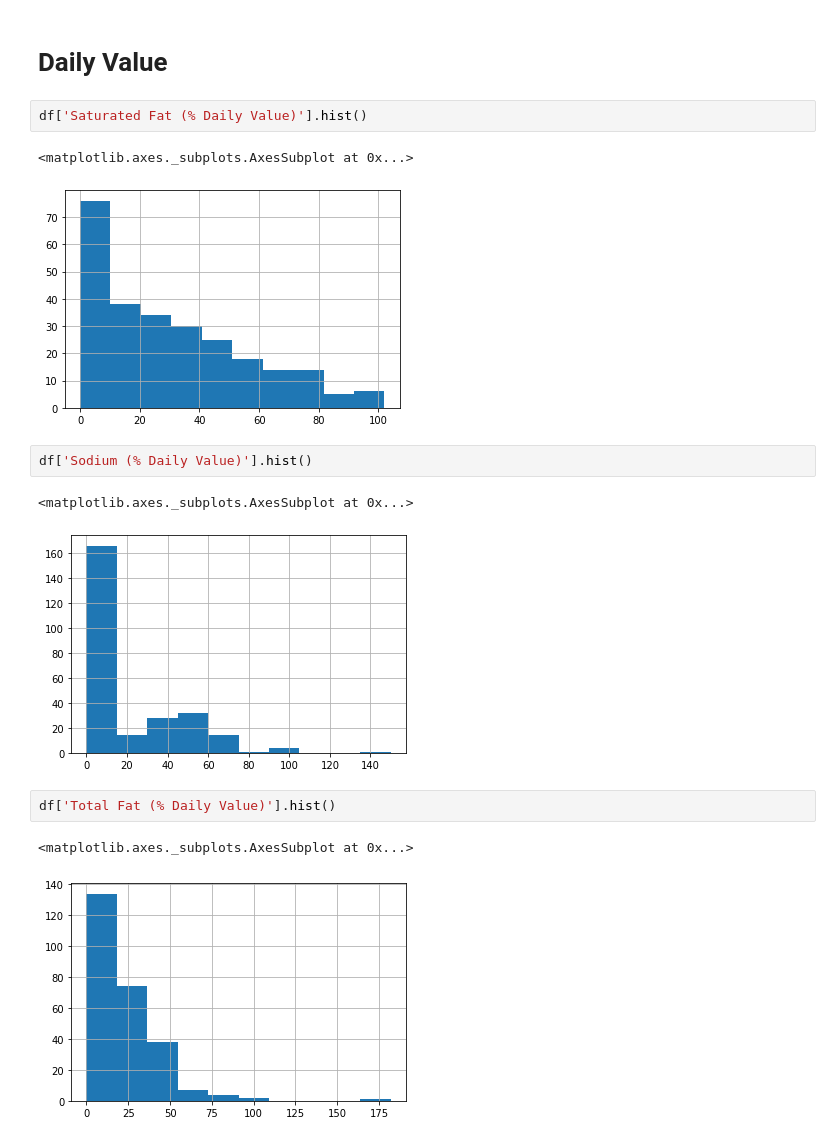
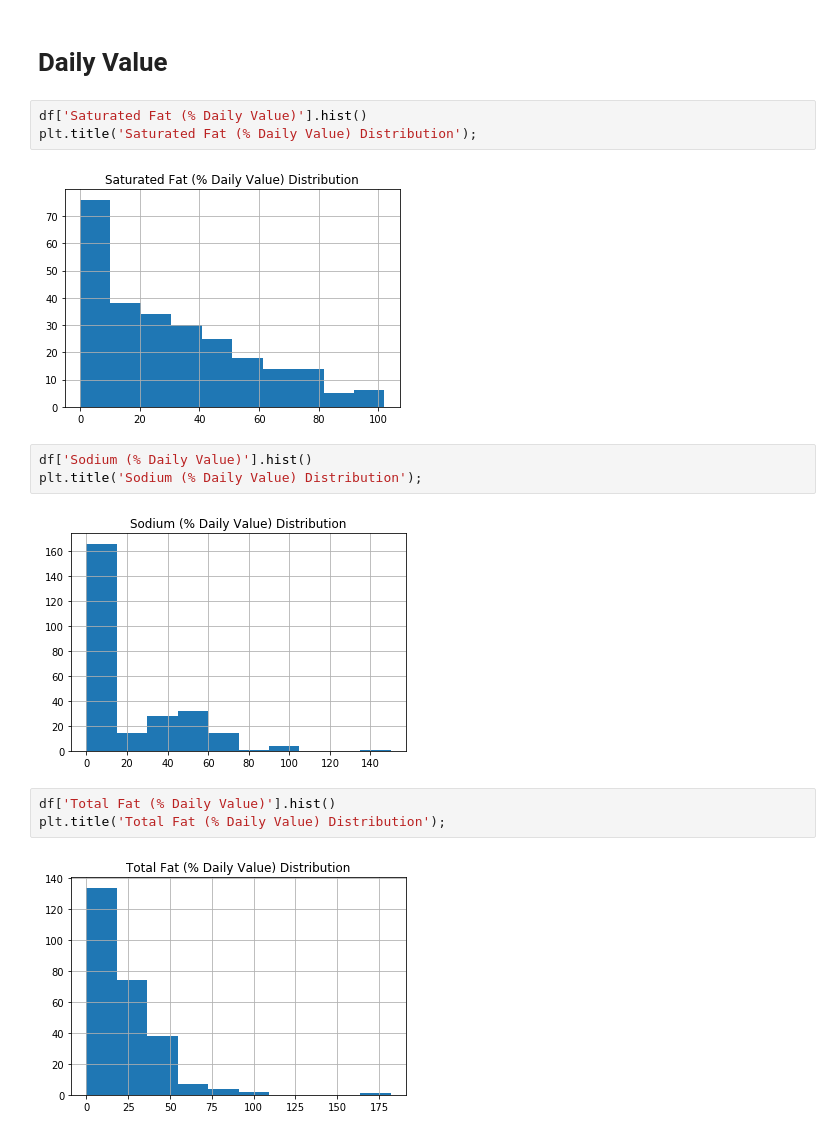
Before and after one commit to ipatel467/McDonald-s-Menu, a Jupyter notebook: Untitled.ipynb, the cells around one changed output. Saved outputs shown, nothing was run; the diff lists cells and outputs as text.

```diff
--- a/Untitled.ipynb
+++ b/Untitled.ipynb
@@ -102,18 +96,18 @@ plt.title('Calories Distribution');
 # Daily Value
 # %%
 df['Saturated Fat (% Daily Value)'].hist()
+plt.title('Saturated Fat (% Daily Value) Distribution');
 # %% [output]
-<matplotlib.axes._subplots.AxesSubplot at 0x...>
-[figure, old version]
+[figure, new version]
 # %%
 df['Sodium (% Daily Value)'].hist()
+plt.title('Sodium (% Daily Value) Distribution');
 # %% [output]
-<matplotlib.axes._subplots.AxesSubplot at 0x...>
-[figure, old version]
+[figure, new version]
 # %%
 df['Total Fat (% Daily Value)'].hist()
+plt.title('Total Fat (% Daily Value) Distribution');
 # %% [output]
-<matplotlib.axes._subplots.AxesSubplot at 0x...>
-[figure, old version]
+[figure, new version]
 # %%
 df['Dietary Fiber (% Daily Value)'].hist()
```
Also changed, not shown: parts of 11 cells of this notebook.
